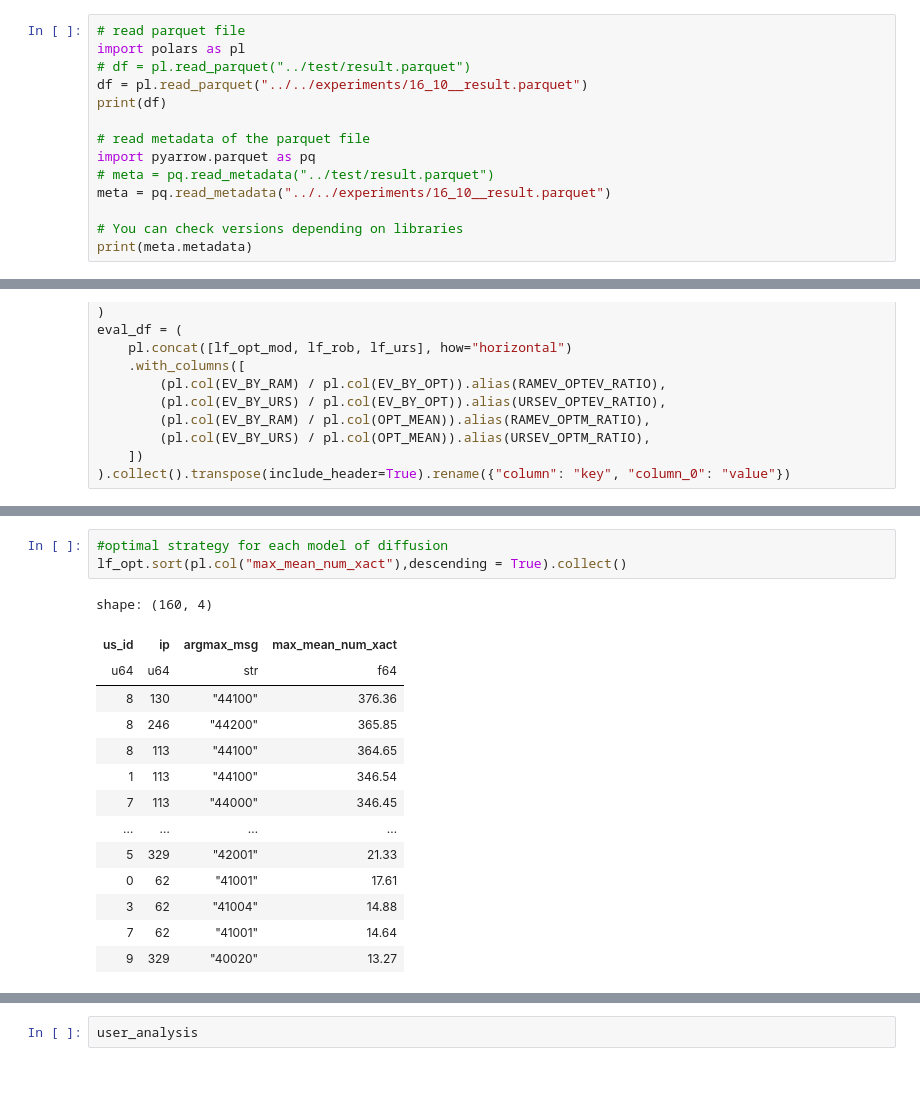
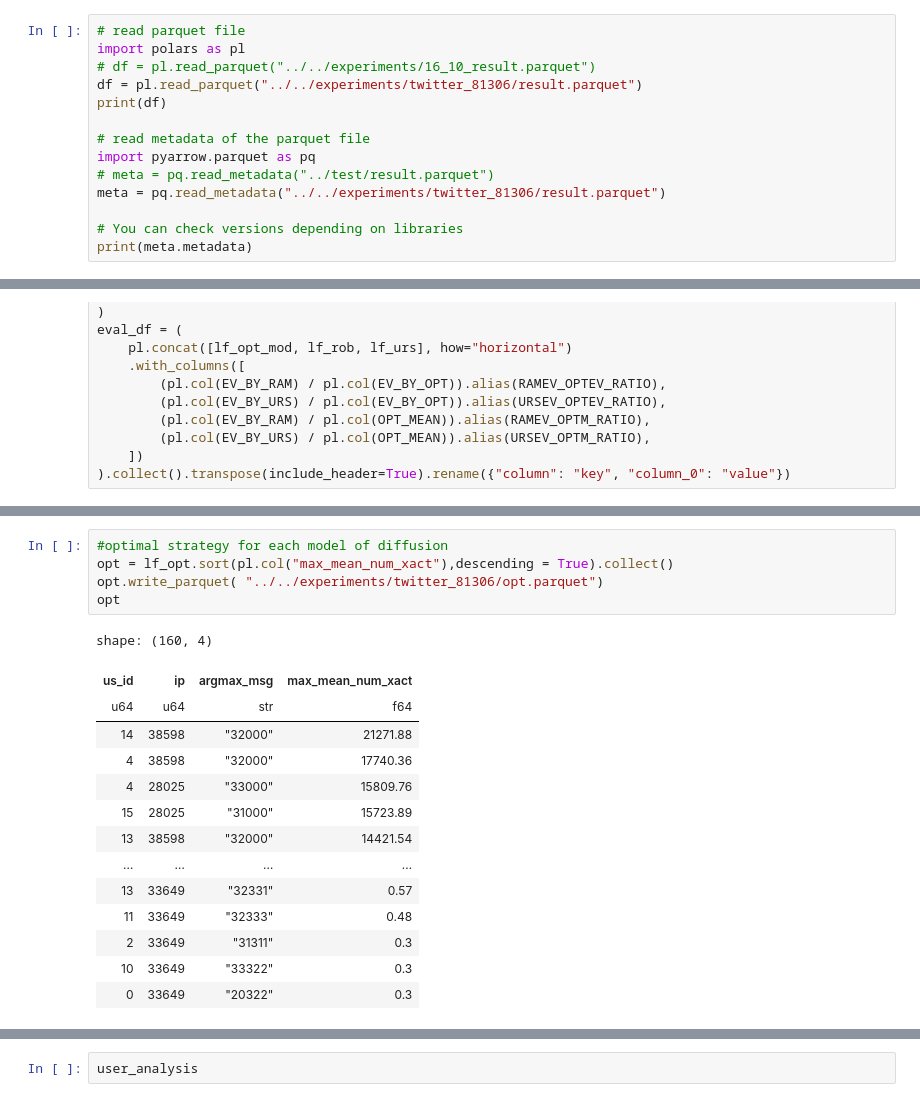
Before and after one commit to shinomi-lab/diffusion_seokyeong, a Jupyter notebook: analysis/sample.ipynb, the cells around one changed output, grey strips where cells are left out. Saved outputs shown, nothing was run; the diff lists cells and outputs as text.

```diff
--- a/analysis/sample.ipynb
+++ b/analysis/sample.ipynb
@@ -3,14 +3,14 @@
 # %%
 # read parquet file
 import polars as pl
-# df = pl.read_parquet("../test/result.parquet")
-df = pl.read_parquet("../../experiments/16_10__result.parquet")
+# df = pl.read_parquet("../../experiments/16_10_result.parquet")
+df = pl.read_parquet("../../experiments/twitter_81306/result.parquet")
 print(df)
 
 # read metadata of the parquet file
 import pyarrow.parquet as pq
 # meta = pq.read_metadata("../test/result.parquet")
-meta = pq.read_metadata("../../experiments/16_10__result.parquet")
+meta = pq.read_metadata("../../experiments/twitter_81306/result.parquet")
 
 # You can check versions depending on libraries
 print(meta.metadata)
@@ -102,18 +121,20 @@ shape: (8, 2)
 # %%
 #optimal strategy for each model of diffusion
-lf_opt.sort(pl.col("max_mean_num_xact"),descending = True).collect()
+opt = lf_opt.sort(pl.col("max_mean_num_xact"),descending = True).collect()
+opt.write_parquet( "../../experiments/twitter_81306/opt.parquet")
+opt
 # %% [output]
 shape: (160, 4)
 | us_id | ip | argmax_msg | max_mean_num_xact |
 | u64 | u64 | str | f64 |
-| 8 | 130 | "44100" | 376.36 |
-| 8 | 246 | "44200" | 365.85 |
-| 8 | 113 | "44100" | 364.65 |
-| 1 | 113 | "44100" | 346.54 |
-| 7 | 113 | "44000" | 346.45 |
+| 14 | 38598 | "32000" | 21271.88 |
+| 4 | 38598 | "32000" | 17740.36 |
+| 4 | 28025 | "33000" | 15809.76 |
+| 15 | 28025 | "31000" | 15723.89 |
+| 13 | 38598 | "32000" | 14421.54 |
 | … | … | … | … |
-| 5 | 329 | "42001" | 21.33 |
-| 0 | 62 | "41001" | 17.61 |
-| 3 | 62 | "41004" | 14.88 |
-| 7 | 62 | "41001" | 14.64 |
-| 9 | 329 | "40020" | 13.27 |
+| 13 | 33649 | "32331" | 0.57 |
+| 11 | 33649 | "32333" | 0.48 |
+| 2 | 33649 | "31311" | 0.3 |
+| 10 | 33649 | "33322" | 0.3 |
+| 0 | 33649 | "20322" | 0.3 |
```
Also changed, not shown: parts of 40 cells of this notebook.
